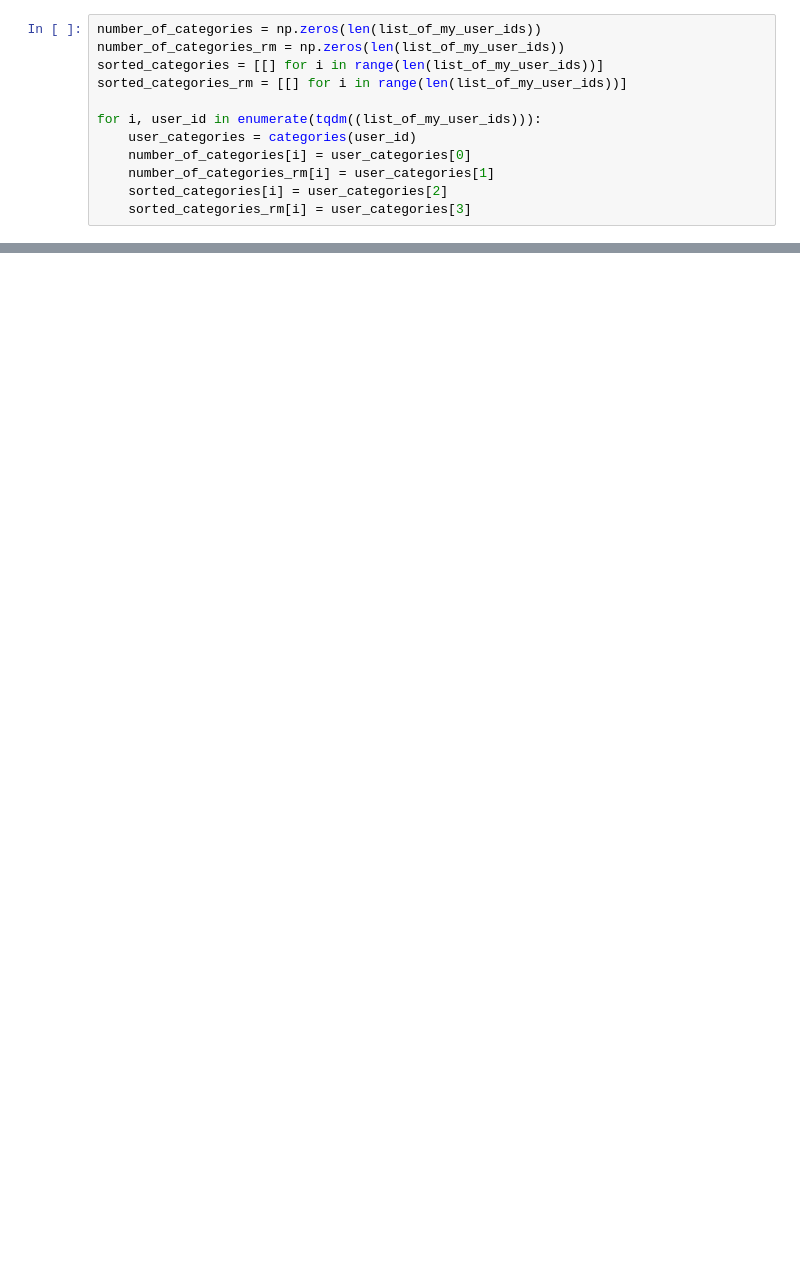
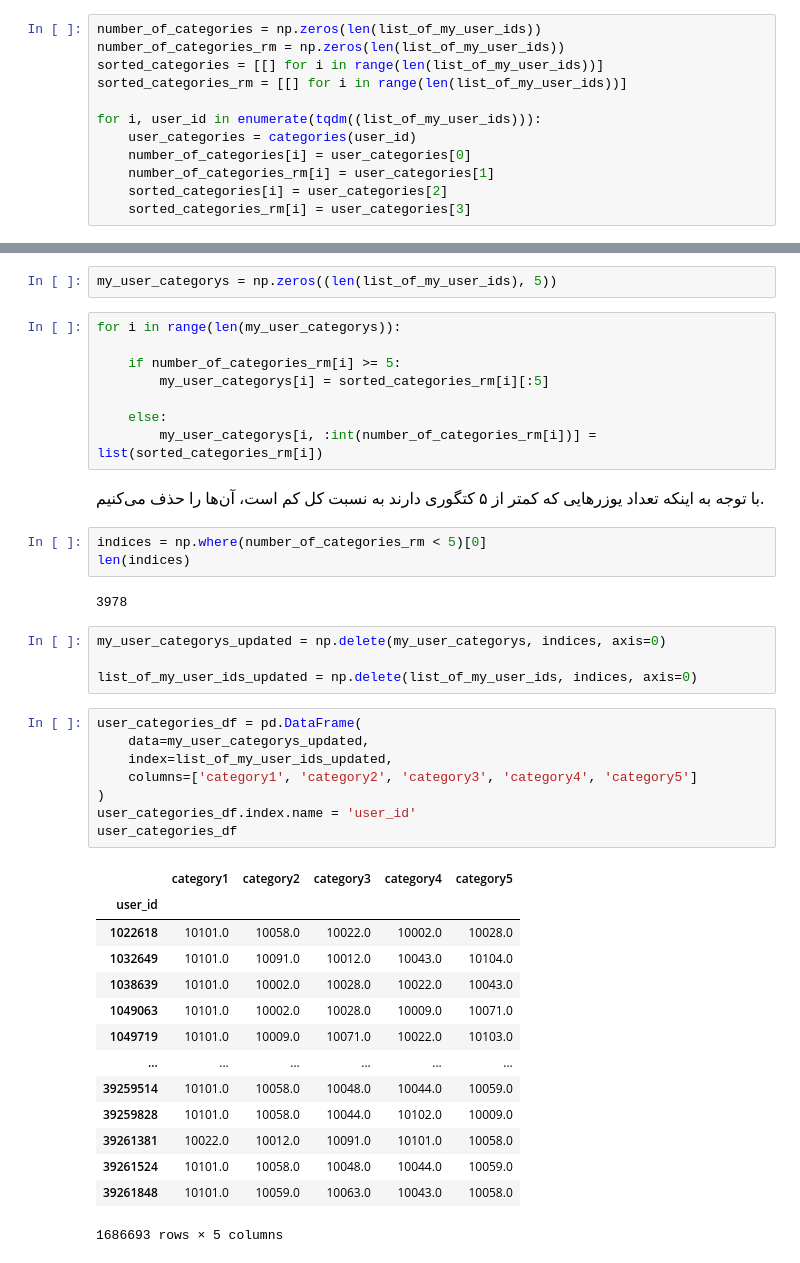
Before and after one commit to 0xkamkar/ML_Project, a Jupyter notebook: Milestone1/3-Data_Preprocessing/categoty.ipynb, the cells around one changed output, grey strips where cells are left out. Cells and saved outputs as stored; diff of their text form; blank space fills up the shorter version.

```diff
--- a/Milestone1/3-Data_Preprocessing/categoty.ipynb
+++ b/Milestone1/3-Data_Preprocessing/categoty.ipynb
@@ -211,0 +191,46 @@ sorted_categories = [[] for i in range(len(list_of_my_user_ids))]
+# %%
+my_user_categorys = np.zeros((len(list_of_my_user_ids), 5))
+# %%
+for i in range(len(my_user_categorys)):
+
+    if number_of_categories_rm[i] >= 5:
+        my_user_categorys[i] = sorted_categories_rm[i][:5]
+
+    else:
+        my_user_categorys[i, :int(number_of_categories_rm[i])] = list(sorted_categories_rm[i])
+# %% [markdown]
+<div dir=rtl >
+<font  size=3>
+با توجه به اینکه تعداد یوزرهایی که کمتر از ۵ کتگوری دارند به نسبت کل کم است، آن‌ها را حذف می‌کنیم.
+# %%
+indices = np.where(number_of_categories_rm < 5)[0]
+len(indices)
+# %% [output]
+3978
+# %%
+my_user_categorys_updated = np.delete(my_user_categorys, indices, axis=0)
+
+list_of_my_user_ids_updated = np.delete(list_of_my_user_ids, indices, axis=0)
+# %%
+user_categories_df = pd.DataFrame(
+    data=my_user_categorys_updated,
+    index=list_of_my_user_ids_updated,
+    columns=['category1', 'category2', 'category3', 'category4', 'category5']
+)
+user_categories_df.index.name = 'user_id'
+user_categories_df
+# %% [output]
+|  | category1 | category2 | category3 | category4 | category5 |
+| user_id |  |  |  |  |  |
+| 1022618 | 10101.0 | 10058.0 | 10022.0 | 10002.0 | 10028.0 |
+| 1032649 | 10101.0 | 10091.0 | 10012.0 | 10043.0 | 10104.0 |
+| 1038639 | 10101.0 | 10002.0 | 10028.0 | 10022.0 | 10043.0 |
+| 1049063 | 10101.0 | 10002.0 | 10028.0 | 10009.0 | 10071.0 |
+| 1049719 | 10101.0 | 10009.0 | 10071.0 | 10022.0 | 10103.0 |
+| ... | ... | ... | ... | ... | ... |
+| 39259514 | 10101.0 | 10058.0 | 10048.0 | 10044.0 | 10059.0 |
+| 39259828 | 10101.0 | 10058.0 | 10044.0 | 10102.0 | 10009.0 |
+| 39261381 | 10022.0 | 10012.0 | 10091.0 | 10101.0 | 10058.0 |
+| 39261524 | 10101.0 | 10058.0 | 10048.0 | 10044.0 | 10059.0 |
+| 39261848 | 10101.0 | 10059.0 | 10063.0 | 10043.0 | 10058.0 |
+1686693 rows × 5 columns
```
Also changed, not shown: parts of 35 cells of this notebook.
